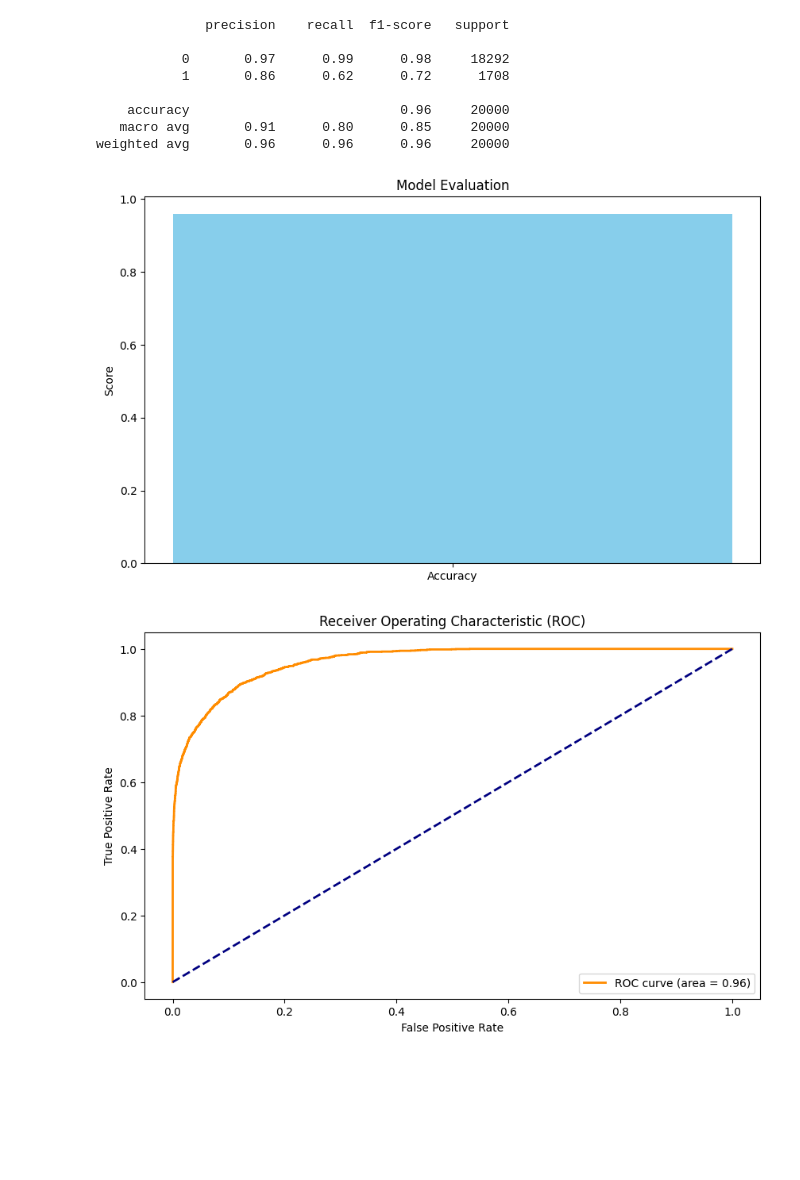
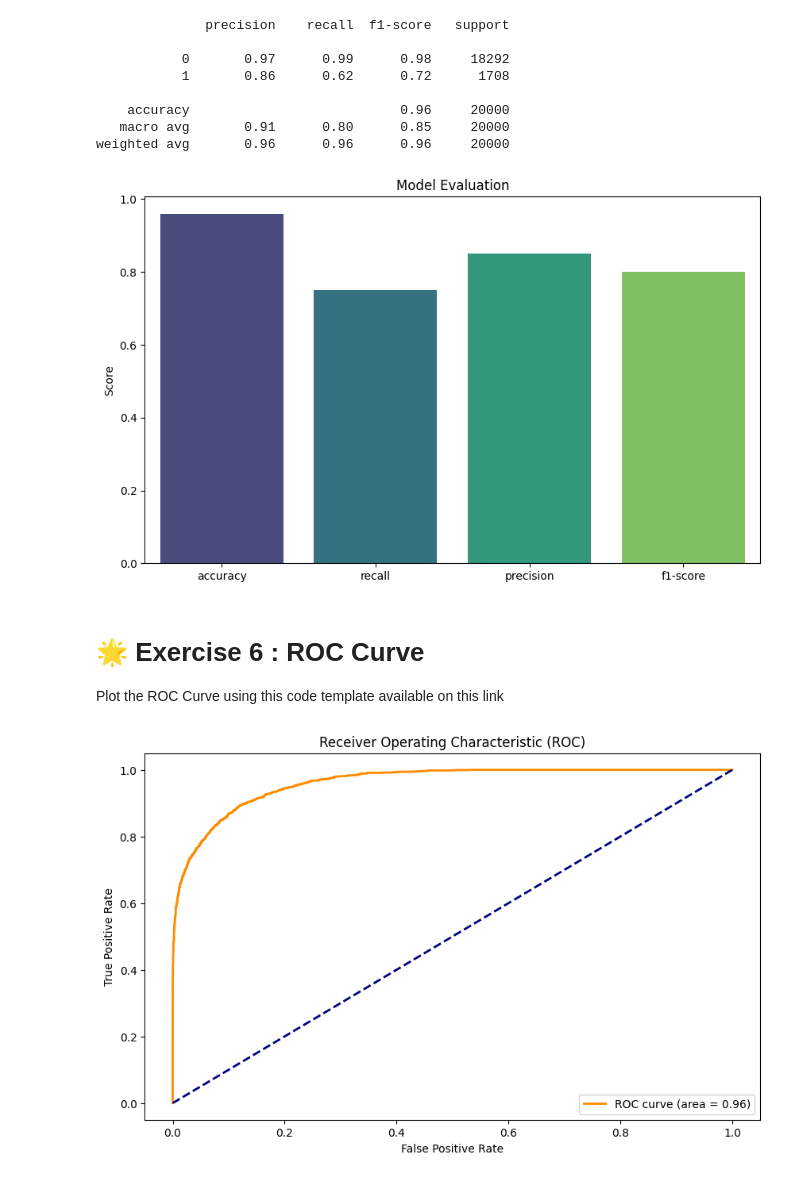
Before and after one commit to Somerillo/DI-Bootcamp, a Jupyter notebook: Machine_Learning/day3/exerciseXP/exerciseXP.ipynb, the cells around one changed output. Saved outputs shown, nothing was run; the diff lists cells and outputs as text; code cells hidden in the pictures; blank space fills up the shorter version.

```diff
--- a/Machine_Learning/day3/exerciseXP/exerciseXP.ipynb
+++ b/Machine_Learning/day3/exerciseXP/exerciseXP.ipynb
@@ -109,14 +124,31 @@ print(report)
    macro avg       0.91      0.80      0.85     20000
 weighted avg       0.96      0.96      0.96     20000
 # %%
-# plot accuracy score
-plt.figure(figsize=(10, 6))
-plt.bar(['Accuracy'], [accuracy], color='skyblue')
-plt.ylabel('Score')
-plt.title('Model Evaluation')
-plt.show()
+# # plot accuracy score
+# plt.figure(figsize=(10, 6))
+# plt.bar(['Accuracy'], [accuracy], color='skyblue')
+# plt.ylabel('Score')
+# plt.title('Model Evaluation')
+# plt.show()
-# %% [output]
-[figure, removed]
+# %%
+# plot accuracy, recall, precision, and f1-score
+plt.figure(figsize=(10, 6))
+# sns.barplot(x=['Recall', 'Precision', 'F1-Score'], y=[0.75, 0.85, 0.80], palette='viridis')
+sns.barplot(
+    x=['accuracy', 'recall', 'precision', 'f1-score'],
+    y=[accuracy, 0.75, 0.85, 0.80],
+    palette='viridis',
+    hue= ['accuracy', 'recall', 'precision', 'f1-score']
+    )
+plt.ylabel('Score')
+plt.title('Model Evaluation')
+plt.show()
+# %% [output]
+[figure, added]
+# %% [markdown]
+# 🌟 Exercise 6 : ROC Curve
+
+Plot the ROC Curve using this code template available on this link
 # %%
 # plot ROC curve
 y_pred_proba = model.predict_proba(X_test)[:, 1]
```
Also changed, not shown: parts of 4 cells of this notebook.
